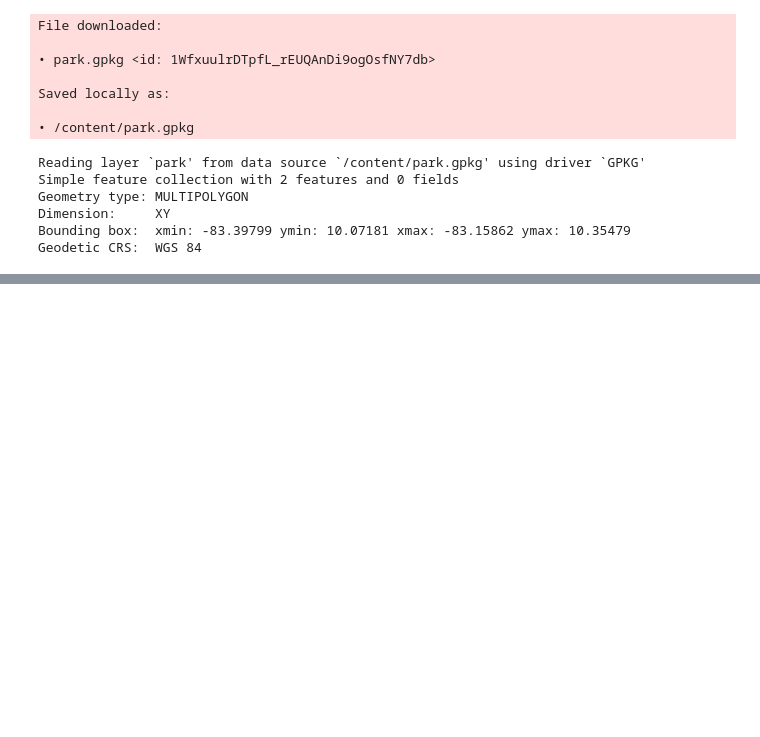
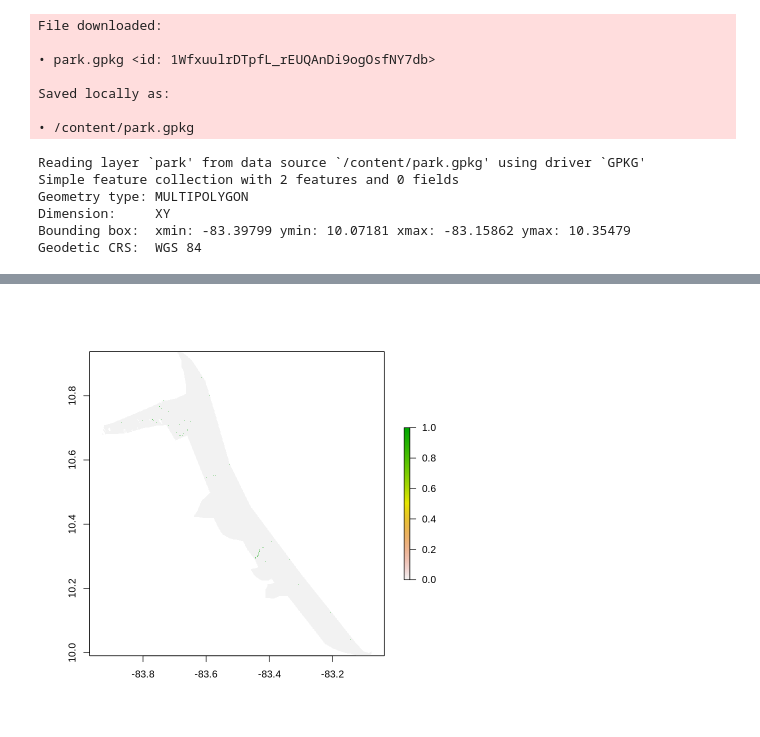
Before and after one commit to seismosmsr/machine_learning, a Jupyter notebook: costa_rica.ipynb, the cells around one changed output, grey strips where cells are left out. Saved outputs shown, nothing was run; the diff lists cells and outputs as text; code cells hidden in the pictures; blank space fills up the shorter version.

```diff
--- a/costa_rica.ipynb
+++ b/costa_rica.ipynb
@@ -304,0 +315,7 @@ ndvi_mean_dt[ Name=='Wickstram Property' ] %>%
+# %%
+y2017_state <- limon_15_17_class_tif == x_dt$y2017[[1]]
+y2023_state <- limon_21_23_class_tif == x_dt$y2023[[1]]
+# %%
+(y2017_state*y2023_state) %>% plot
+# %% [output]
+[figure, added]
```
Also changed, not shown: parts of 38 cells of this notebook.
